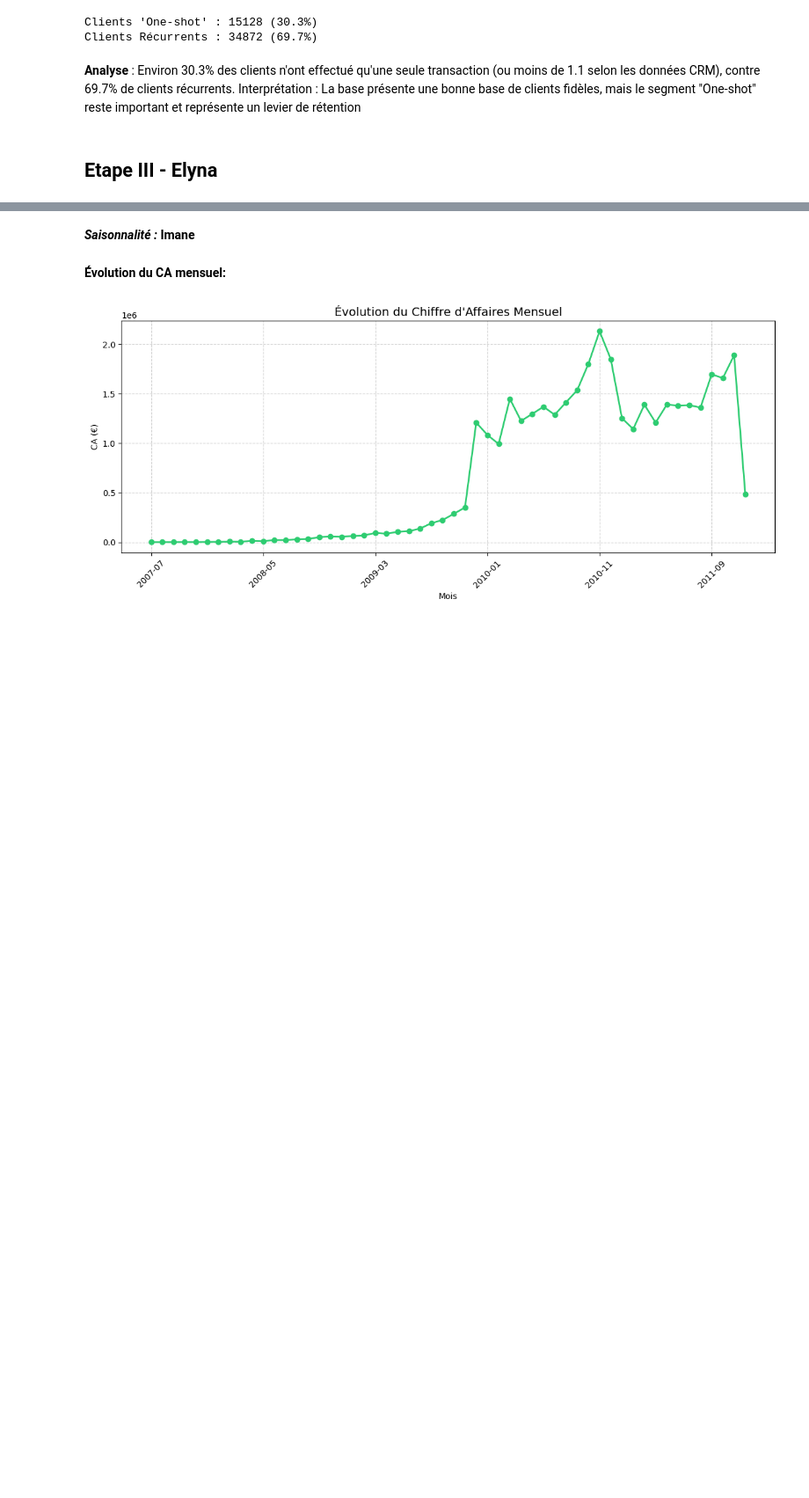
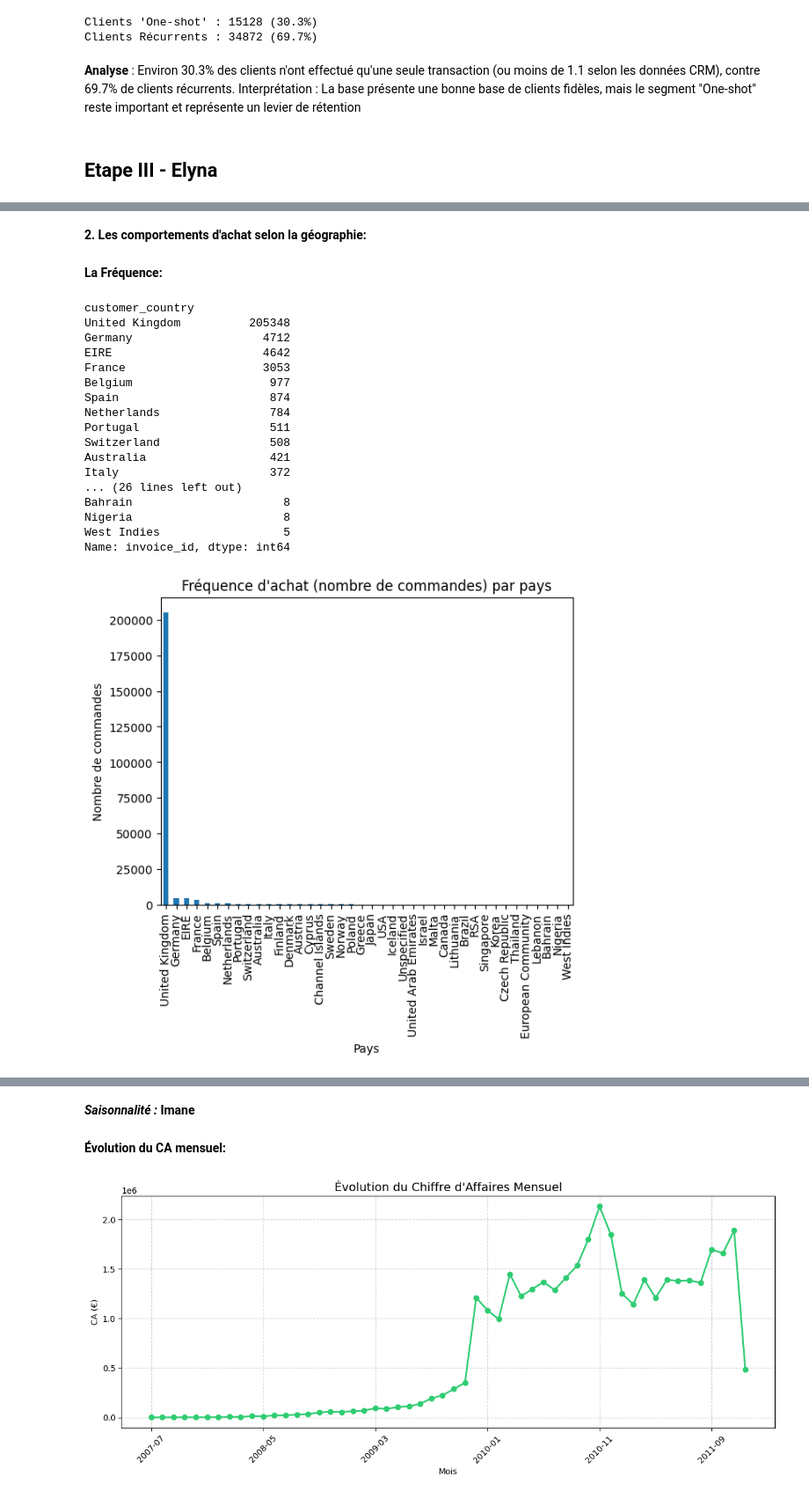
Before and after one commit to fds-imane/Data_Marketing, a Jupyter notebook: data_marketing.ipynb, the cells around one changed output, grey strips where cells are left out. Shown at 88% size. Drawn from its saved outputs; the diff is of its cells as text; code cells hidden in the pictures; blank space fills up the shorter version.

```diff
--- a/data_marketing.ipynb
+++ b/data_marketing.ipynb
@@ -483,0 +662,46 @@ Interprétation : La base présente une bonne base de clients fidèles, mais le
+# %% [markdown]
+**2. Les comportements d'achat selon la géographie:**
+# %% [markdown]
+**La Fréquence:**
+# %%
+import matplotlib.pyplot as plt
+
+# Fréquence (nombre de factures) par client et par pays
+transactions_with_country = transactions.merge(
+    customers[['customer_id', 'country']].rename(columns={'country': 'customer_country'}),
+    on='customer_id',
+    how='left'
+)
+
+# Fréquence par pays (nombre de factures uniques)
+freq_pays = transactions_with_country.groupby("customer_country")["invoice_id"].nunique().sort_values(ascending=False)
+
+# Affichage des valeurs
+print(freq_pays)
+
+# Graphique
+plt.figure()
+freq_pays.plot(kind='bar')
+plt.title("Fréquence d'achat (nombre de commandes) par pays")
+plt.xlabel("Pays")
+plt.ylabel("Nombre de commandes")
+plt.show()
+# %% [output]
+customer_country
+United Kingdom          205348
+Germany                   4712
+EIRE                      4642
+France                    3053
+Belgium                    977
+Spain                      874
+Netherlands                784
+Portugal                   511
+Switzerland                508
+Australia                  421
+Italy                      372
+... (26 lines left out)
+Bahrain                      8
+Nigeria                      8
+West Indies                  5
+Name: invoice_id, dtype: int64
+[figure, added]
```
Also changed, not shown: parts of 26 cells of this notebook.
